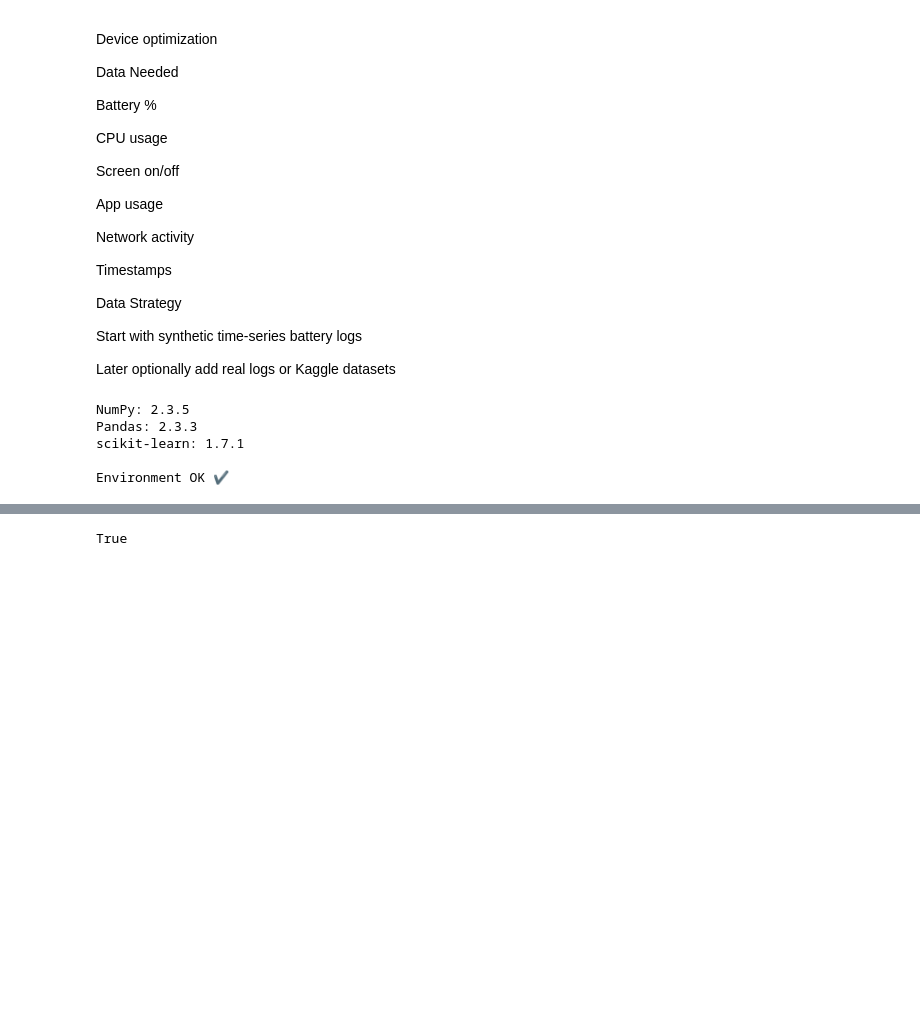
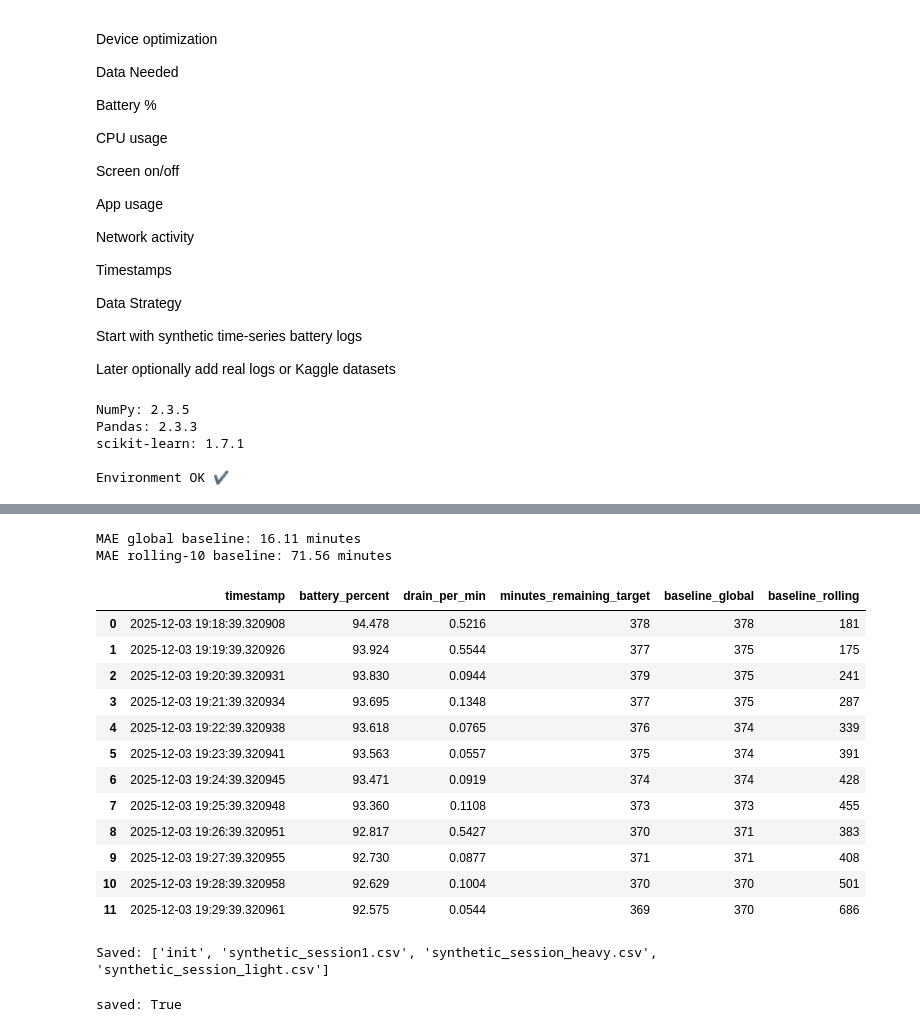
Before and after one commit to madan1234ja/battery_project, a Jupyter notebook: notebooks/01_day1_project_plan.ipynb, the cells around one changed output, grey strips where cells are left out. Drawn from its saved outputs; the diff is of its cells as text; code cells hidden in the pictures; blank space fills up the shorter version.

```diff
--- a/notebooks/01_day1_project_plan.ipynb
+++ b/notebooks/01_day1_project_plan.ipynb
@@ -158,5 +170,47 @@ df.head()
+# %%
+import numpy as np
+from sklearn.metrics import mean_absolute_error
+avg_drain = df['drain_per_min'].mean()
+df['baseline_global'] = (df['battery_percent'] / avg_drain).round().astype(int)
+
+N = 10
+df['rolling_avg_drain'] = df['drain_per_min'].rolling(window=N, min_periods=1).mean()
+df['baseline_rolling'] = (df['battery_percent'] / df['rolling_avg_drain']).replace([np.inf, -np.inf], np.nan).fillna(0).round().astype(int)
+
+mae_global = mean_absolute_error(df['minutes_remaining_target'], df['baseline_global'])
+mae_rolling = mean_absolute_error(df['minutes_remaining_target'], df['baseline_rolling'])
+
+print(f"MAE global baseline: {mae_global:.2f} minutes")
+print(f"MAE rolling-{N} baseline: {mae_rolling:.2f} minutes")
+
+df[['timestamp','battery_percent','drain_per_min','minutes_remaining_target','baseline_global','baseline_rolling']].head(12)
+# %% [output]
+MAE global baseline: 16.11 minutes
+MAE rolling-10 baseline: 71.56 minutes
+|  | timestamp | battery_percent | drain_per_min | minutes_remaining_target | baseline_global | baseline_rolling |
+| 0 | 2025-12-03 19:18:39.320908 | 94.478 | 0.5216 | 378 | 378 | 181 |
+| 1 | 2025-12-03 19:19:39.320926 | 93.924 | 0.5544 | 377 | 375 | 175 |
+| 2 | 2025-12-03 19:20:39.320931 | 93.830 | 0.0944 | 379 | 375 | 241 |
+| 3 | 2025-12-03 19:21:39.320934 | 93.695 | 0.1348 | 377 | 375 | 287 |
+| 4 | 2025-12-03 19:22:39.320938 | 93.618 | 0.0765 | 376 | 374 | 339 |
+| 5 | 2025-12-03 19:23:39.320941 | 93.563 | 0.0557 | 375 | 374 | 391 |
+| 6 | 2025-12-03 19:24:39.320945 | 93.471 | 0.0919 | 374 | 374 | 428 |
+| 7 | 2025-12-03 19:25:39.320948 | 93.360 | 0.1108 | 373 | 373 | 455 |
+| 8 | 2025-12-03 19:26:39.320951 | 92.817 | 0.5427 | 370 | 371 | 383 |
+| 9 | 2025-12-03 19:27:39.320955 | 92.730 | 0.0877 | 371 | 371 | 408 |
+| 10 | 2025-12-03 19:28:39.320958 | 92.629 | 0.1004 | 370 | 370 | 501 |
+| 11 | 2025-12-03 19:29:39.320961 | 92.575 | 0.0544 | 369 | 370 | 686 |
+# %%
+light = simulate_session(start_percent=95, minutes=300, base_drain_per_min=0.03, seed=101)
+heavy = simulate_session(start_percent=95, minutes=300, base_drain_per_min=0.12, seed=303)
+light.to_csv("../data/synthetic_session_light.csv", index=False)
+heavy.to_csv("../data/synthetic_session_heavy.csv", index=False)
+print("Saved:", os.listdir("../data"))
+# %% [output]
+Saved: ['init', 'synthetic_session1.csv', 'synthetic_session_heavy.csv', 'synthetic_session_light.csv']
 # %%
-df.to_csv("../data/synthetic_session1.csv", index=False)
-os.path.exists("../data/synthetic_session1.csv")
+import os
+path = "../data/synthetic_session1.csv"
+print("saved:", os.path.exists(path))
 # %% [output]
-True
+saved: True
```
Also changed, not shown: parts of 6 cells of this notebook, 2 other files.
